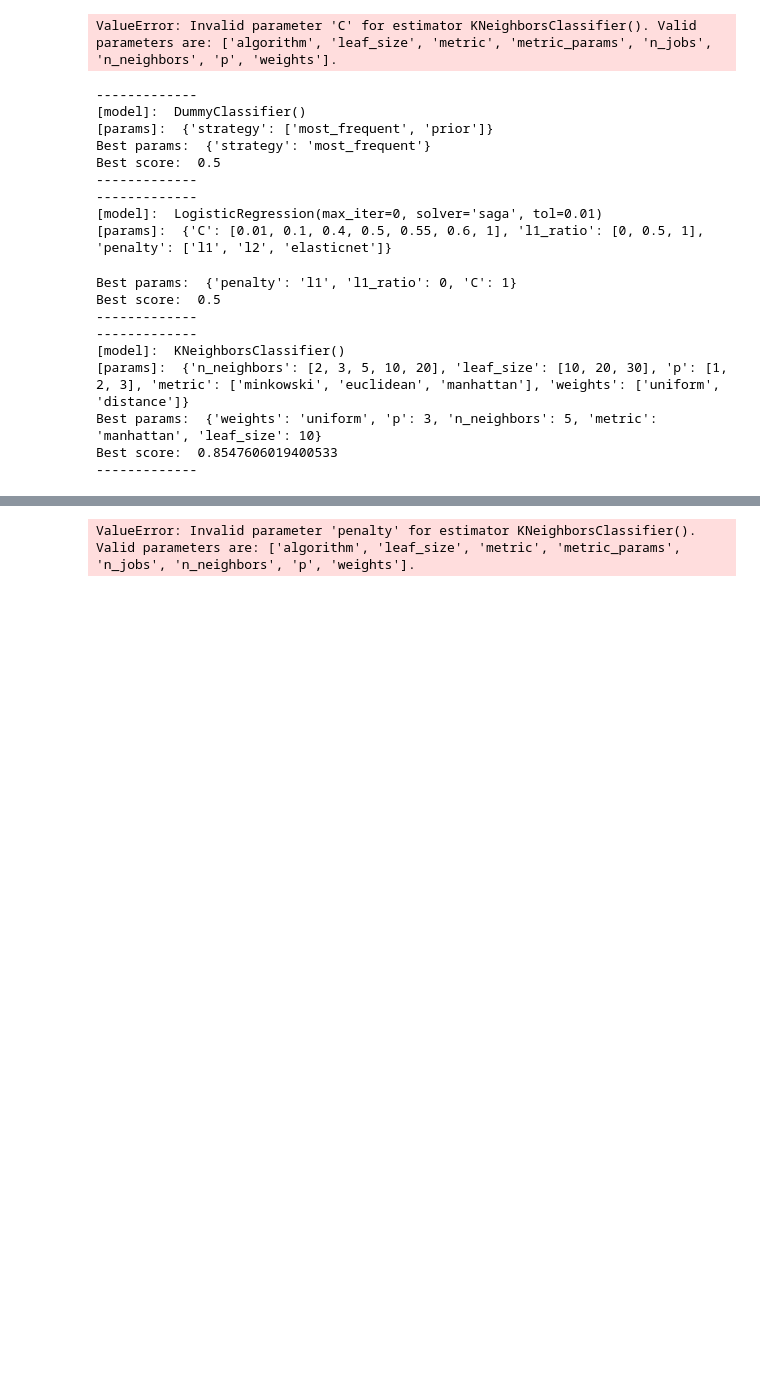
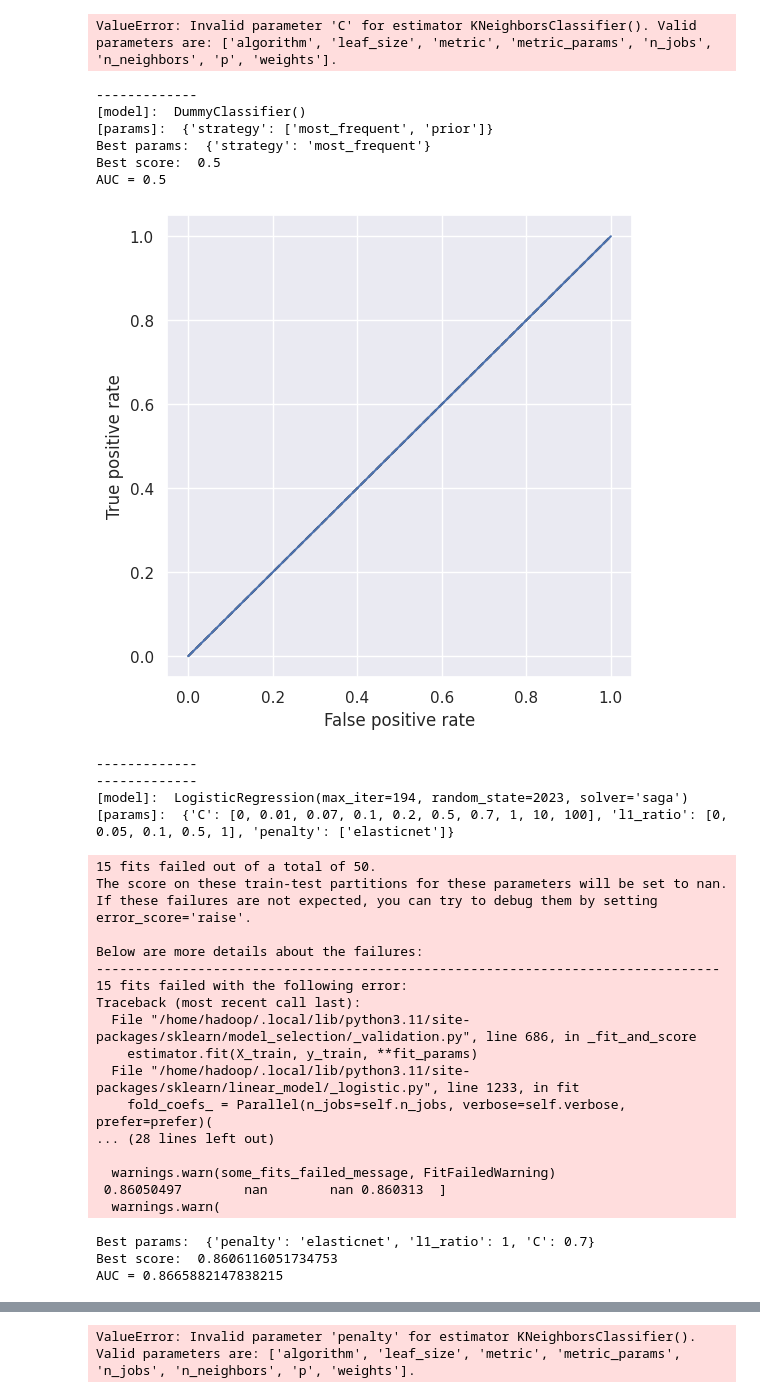
Before and after one commit to rennyatwork/CegepSteFoy_IA, a Jupyter notebook: 05_MachineLearning/420-A52-SF-gr-10084-main/nbs/16-optimisation-hyperparametres/16-optimisation-hyperparametres.ipynb, the cells around one changed output, grey strips where cells are left out. Cells and saved outputs as stored; diff of their text form; code cells hidden in the pictures; blank space fills up the shorter version.

```diff
--- a/05_MachineLearning/420-A52-SF-gr-10084-main/nbs/16-optimisation-hyperparametres/16-optimisation-hyperparametres.ipynb
+++ b/05_MachineLearning/420-A52-SF-gr-10084-main/nbs/16-optimisation-hyperparametres/16-optimisation-hyperparametres.ipynb
@@ -179,13 +179,33 @@ ValueError: Invalid parameter 'C' for estimator KNeighborsClassifier(). Valid pa
 ## 2 LogisticRegression(penalty)
 ## 3 GridSearchCV 5 plis AUC
 ## 4 fit
+# %%
+from sklearn.metrics import  roc_curve, roc_auc_score
+import matplotlib.pyplot as plt
+
+def plot_roc_curve(pYVal, pYValProba, pLabel):
+
+    #fpr, tpr, thresholds = roc_curve(y_val, y_val_pred_label)
+    fpr, tpr, thresholds = roc_curve(pYVal, pYValProba)
+    fig = plt.figure(4, figsize=(6,6))
+    plt.plot([0,1], [0, 1], 'k--')
+    plt.plot(fpr, tpr, label=pLabel)
+    plt.xlabel('False positive rate')
+    plt.ylabel('True positive rate')
+    #plot_roc_curve(fpr, tpr)
+    plt.show()
 # %%
 from sklearn.dummy import DummyClassifier, DummyRegressor
 from sklearn.model_selection import RandomizedSearchCV
 from sklearn.neighbors import KNeighborsClassifier
 
 dummy_c = DummyClassifier()
-log_r = LogisticRegression( solver='saga', max_iter= 10^10, tol= 1e-2)
+
+log_r = LogisticRegression(solver='saga'
+, max_iter= 10^200
+#, penalty='elasticnet'
+, random_state=2023)
+
 model_knn = KNeighborsClassifier()
 
 dictModel = {}
@@ -195,11 +215,12 @@ lstModel=[dummy_c]
 lstModel.append(log_r)
 
 params_dummy = {'strategy' : ['most_frequent', 'prior']}
-params_log = {'C' :[ 0.01, 0.1, 0.4,  0.5, 0.55,  0.6, 1]
-, 'l1_ratio': [0, 0.5, 1]
+
+params_log = {'C' :[0, 0.01, 0.07, 0.1, 0.2 ,0.5, 0.7 , 1, 10, 100]
+, 'l1_ratio': [0, 0.05, 0.1, 0.5, 1]
 #, 'penalty': ['l1', 'l2', 'elasticnet', 'none']
-, 'penalty': ['l1', 'l2', 'elasticnet']
-#, 'penalty': ['l1', 'l2']
+#, 'penalty': ['l1', 'l2', 'elasticnet']
+, 'penalty': ['elasticnet']
 
 
 }
@@ -234,45 +255,69 @@ for key in dictModels.keys():
     hyper_p_search.fit(X_train, y_train)
     print("Best params: ", hyper_p_search.best_params_)
     print("Best score: ", hyper_p_search.best_score_)
+
+    y_train_pred = hyper_p_search.best_estimator_.predict_proba(X_train)[:, 1]
+    print(f'AUC = {roc_auc_score(y_train, y_train_pred)}')
+
+
+    results = {}
+    results[type(model)] = y_train_pred
+    plot_roc_curve(y_train, y_train_pred, pLabel = type(model))
+
+
+
     print ('-------------')
     #for key2 in innerDict:
     #    print("---innerDict---")
     #    print("[key2]: ", key2)
     #    print("[value]: ", innerDict.get(key2))
 
         #hyper_p_search = RandomizedSearchCV(model, param_grid, cv=5, scoring='roc_auc')
 
 
 
 #print(dictModels.keys())
 #print(dictModels.get('model'))
 
 #dictDummy ={'model':dummy_c, 'params': params_dummy}
 #dictLog = {'model':log_r, 'params':params_log}
 #dictModel.update(dummy_c, params_dummy)
 
 #for model in lstModel:
 #    print ("--------------------------")
 #    hyper_p_search = RandomizedSearchCV(model, param_grid, cv=5, scoring='roc_auc')
 #    hyper_p_search.fit(X_train, y_train)
 #    print("Best params: ", hyper_p_search.best_params_)
 #    print("Best score: ", hyper_p_search.best_score_)
 # %% [output]
 -------------
 [model]:  DummyClassifier()
 [params]:  {'strategy': ['most_frequent', 'prior']}
 Best params:  {'strategy': 'most_frequent'}
 Best score:  0.5
--------------
--------------
-[model]:  LogisticRegression(max_iter=0, solver='saga', tol=0.01)
-[params]:  {'C': [0.01, 0.1, 0.4, 0.5, 0.55, 0.6, 1], 'l1_ratio': [0, 0.5, 1], 'penalty': ['l1', 'l2', 'elasticnet']}
+AUC = 0.5
+[figure, added]
-Best params:  {'penalty': 'l1', 'l1_ratio': 0, 'C': 1}
-Best score:  0.5
 -------------
 -------------
-[model]:  KNeighborsClassifier()
-[params]:  {'n_neighbors': [2, 3, 5, 10, 20], 'leaf_size': [10, 20, 30], 'p': [1, 2, 3], 'metric': ['minkowski', 'euclidean', 'manhattan'], 'weights': ['uniform', 'distance']}
-Best params:  {'weights': 'uniform', 'p': 3, 'n_neighbors': 5, 'metric': 'manhattan', 'leaf_size': 10}
-Best score:  0.8547606019400533
--------------
+[model]:  LogisticRegression(max_iter=194, random_state=2023, solver='saga')
+[params]:  {'C': [0, 0.01, 0.07, 0.1, 0.2, 0.5, 0.7, 1, 10, 100], 'l1_ratio': [0, 0.05, 0.1, 0.5, 1], 'penalty': ['elasticnet']}
+15 fits failed out of a total of 50.
+The score on these train-test partitions for these parameters will be set to nan.
+If these failures are not expected, you can try to debug them by setting error_score='raise'.
+
+Below are more details about the failures:
+--------------------------------------------------------------------------------
+15 fits failed with the following error:
+Traceback (most recent call last):
+  File "/home/hadoop/.local/lib/python3.11/site-packages/sklearn/model_selection/_validation.py", line 686, in _fit_and_score
+    estimator.fit(X_train, y_train, **fit_params)
+  File "/home/hadoop/.local/lib/python3.11/site-packages/sklearn/linear_model/_logistic.py", line 1233, in fit
+    fold_coefs_ = Parallel(n_jobs=self.n_jobs, verbose=self.verbose, prefer=prefer)(
+... (28 lines left out)
+
+  warnings.warn(some_fits_failed_message, FitFailedWarning)
+ 0.86050497        nan        nan 0.860313  ]
+  warnings.warn(
+Best params:  {'penalty': 'elasticnet', 'l1_ratio': 1, 'C': 0.7}
+Best score:  0.8606116051734753
+AUC = 0.8665882147838215
```
Also changed, not shown: parts of 1 cell of this notebook.
